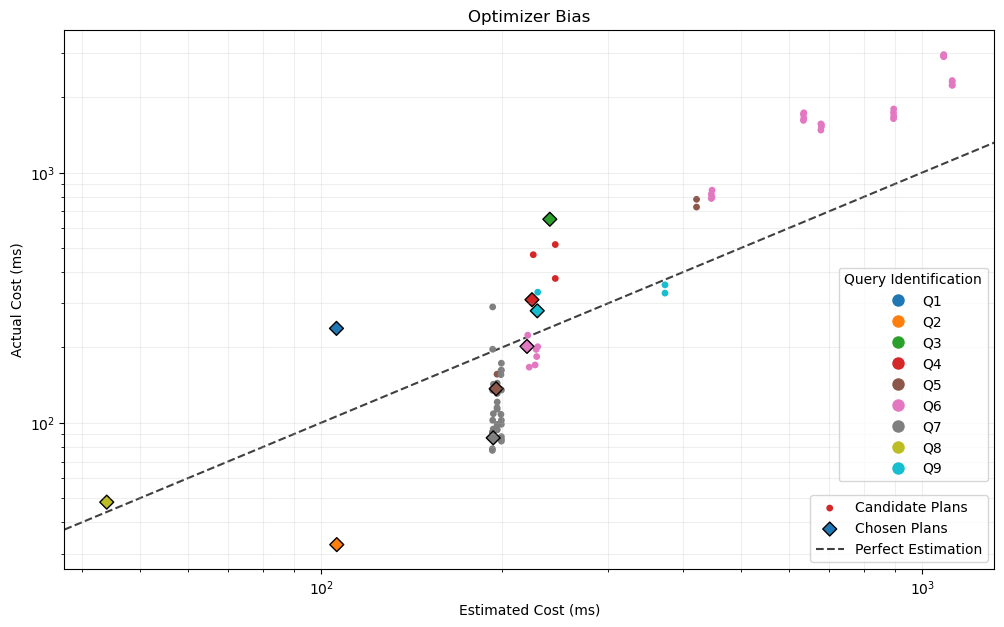
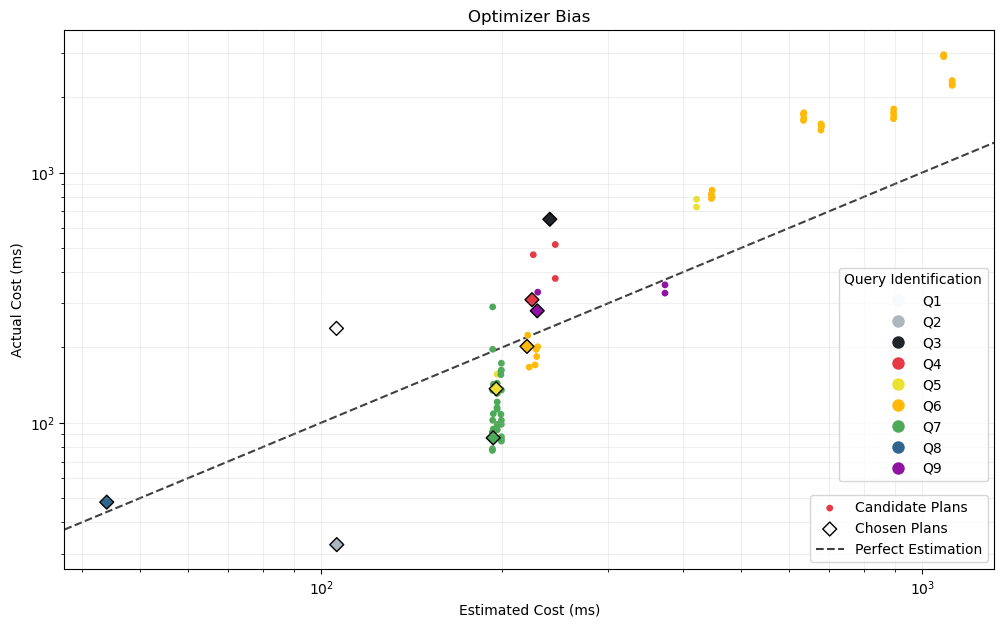
Code edit (unified diff) that turned the first committed figure into the second:
--- before
+++ after
@@ -15,15 +15,30 @@
 
 df = pd.DataFrame(all_plans)
-colors = plt.cm.tab10(np.linspace(0, 1, 9))
+colors = [
+    '#f8f9fa',
+    '#adb5bd', 
+    '#212529', 
+    '#e63946', 
+    '#ece032', 
+    '#ffba08', 
+    '#4daa57', 
+    '#2f6690', 
+    '#9113a4'
+]
 
 fig, ax = plt.subplots(figsize=(12, 7))
 
-for name, group in df.groupby('is_winning_plan'):
-    label = "Chosen Plans" if name else "Candidate Plans"
-    marker = 'D' if name else 'o'
-    alpha = 1 if name else 0.5
-    size = 50 if name else 15
-    border = 'black' if name else None
-    ax.scatter(group['estimated_cost'], group['actual_cost'], label=label, marker=marker, color=colors[group['query_id']], s=size, edgecolors=border)
+for is_winning_plan, group in df.groupby('is_winning_plan'):
+    
+    entry_colors = []
+    for i, entry in enumerate(group['query_id']):
+        entry_colors.append(colors[entry])
+    
+    label = "Chosen Plans" if is_winning_plan else "Candidate Plans"
+    marker = 'D' if is_winning_plan else 'o'
+    alpha = 1 if is_winning_plan else 0.5
+    size = 50 if is_winning_plan else 15
+    border = 'black' if is_winning_plan else None
+    ax.scatter(group['estimated_cost'], group['actual_cost'], label=label, marker=marker, color=entry_colors, s=size, edgecolors=border)
 
 lims = [

Commit: chore: Presto with HBO